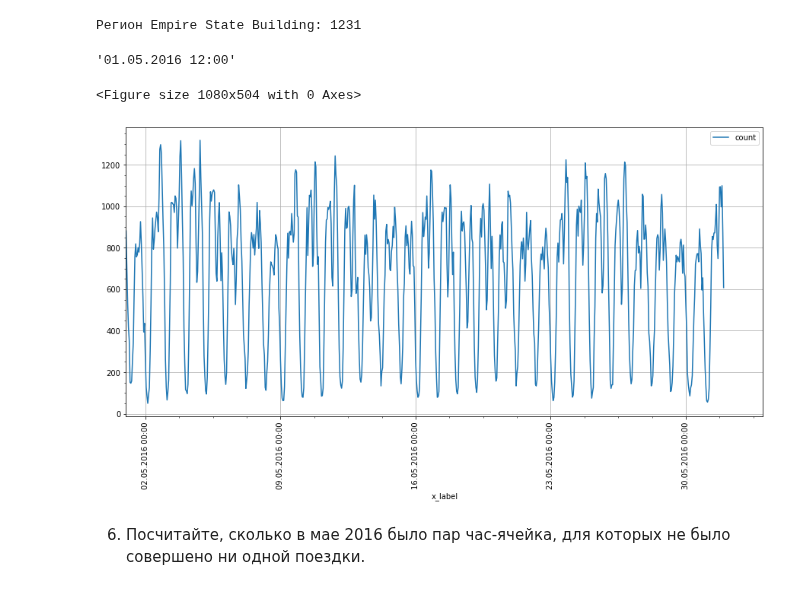
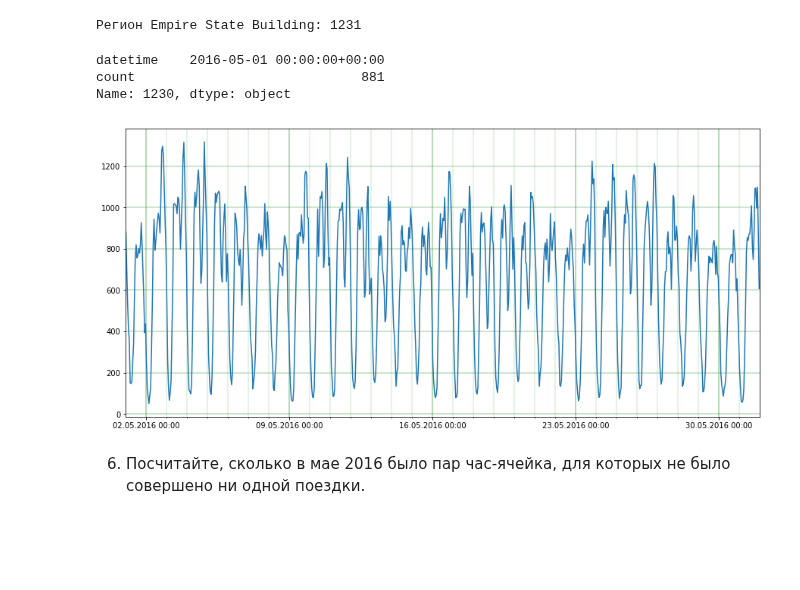
Before and after one commit to dminikorenb/DataLearning, a Jupyter notebook: Taxi/dminik6_part3_w1.ipynb, the cells around one changed output. Saved outputs shown, nothing was run; the diff lists cells and outputs as text; code cells hidden in the pictures; blank space fills up the shorter version.

```diff
--- a/Taxi/dminik6_part3_w1.ipynb
+++ b/Taxi/dminik6_part3_w1.ipynb
@@ -757,13 +747,13 @@ Wall time: 3.59 ms
 # равно номеру ячейки (номер региона)
 # Цель в том, что при правильном подсчете и преобразовании получим данные
 # в которых номер региона будет совпадать с количеством точек в нем.
-aX, aY = np.array([]), np.array([])
-for index, row in dfGrid.iterrows():
-    aX = np.append(aX, np.full( int(row['region']), row['west'] + 0.0004))
-    aY = np.append(aY, np.full( int(row['region']), row['south'] + 0.0004))
+# aX, aY = np.array([]), np.array([])
+# for index, row in dfGrid.iterrows():
+#     aX = np.append(aX, np.full( int(row['region']), row['west'] + 0.0004))
+#     aY = np.append(aY, np.full( int(row['region']), row['south'] + 0.0004))
 
-H2, xedges2, yedges2, binnumber2 = stats.binned_statistic_2d(
-    aX, aY,
-    None, bins = bins, statistic='count' )
+# H2, xedges2, yedges2, binnumber2 = stats.binned_statistic_2d(
+#     aX, aY,
+#     None, bins = bins, statistic='count' )
 
-print (aX.shape, xedges2.shape, yedges2.shape)
+# print (aX.shape, xedges2.shape, yedges2.shape)
@@ -852,47 +839,71 @@ esb_region = region_number((40.7484284, -73.9856546198733), bins)
 print("Регион Empire State Building: {}".format(esb_region))
 # %% [output]
 Регион Empire State Building: 1231
-# %%
-ser['x_label'].values[12]
-# %% [output]
-'01.05.2016 12:00'
+# %%
+ser.iloc[0]
+# %% [output]
+datetime    2016-05-01 00:00:00+00:00
+count                             881
+Name: 1230, dtype: object
 # %%
 # 01.05.2016 - воскресенье
 # сетка построена так, чтобы была с понедельника и по понедельникам
-plt.figure(figsize=(15, 7))
+# fig = plt.figure(figsize=(15, 7))
+fig, ax = plt.subplots(figsize=(15, 7))
+labelrange = np.arange(24, 24*31, 24*7)
+ser = df[df.region==esb_region].sort_values(by=['datetime'])[["datetime", 'count']]
+ax.plot(ser['count'].values)
 
+ax.set_xticks(labelrange)
 
-ser = df[df.region==esb_region].sort_values(by=['datetime'])[["datetime", 'count']].copy()
+ax.set_xticklabels([ser.iloc[i].datetime.strftime("%d.%m.%Y %H:%M") for i in labelrange])
 
-ser['x_label'] = ser['datetime'].dt.strftime("%d.%m.%Y %H:%M")
+ax.set_xticks(np.arange(24, 24*31, 24), minor=True)
+plt.xlim(0, 24*31)
+
+# plt.xticks(labelrange,
+#           [ser.iloc[i].datetime.strftime("%d.%m.%Y %H:%M") for i in labelrange] )
+# ax.xaxis.set_xticklabels([ser['datetime'].dt[i].strftime("%d.%m.%Y %H:%M") for i in  np.arange(24, 800, 24*7) ])
+# fig
+# plt.axes().xaxis.set_minor_locator(np.arange(0, 24*31, 24))
+# ser['x_label'] = ser['datetime'].dt.strftime("%d.%m.%Y %H:%M")
 # plt.plot(ser['x_label'], ser['count'])
 # plt.xlabel(ser['x_label'].values)
 # plt.xticks(np.arange(0, 51, 5))
 # plt.xticks
 # plt.xticks ( x_tick )
-ax = ser.plot(x='x_label', y='count', figsize=(15, 7),  grid='minor', rot= 90)
+# ax = ser.plot(x='x_label', y='count', figsize=(15, 7),  grid='minor', rot= 90)
 #              xticks = x_tick
 #              ) #,
 # [i.get_text() for i in ax.get_xticklabels()]
 # [i for i in ax.axes.get_xticks()]
 # ax.set_xticks([0.0, 150.0, 200.0, 300.0, 400.0, 500.0, 600.0, 700.0, 800.0])
-ax.set_xticks( np.arange(24, 800, 24*7) )
-ax.set_xticklabels([ser['x_label'].values[i] for i in  np.arange(24, 800, 24*7) ])
-ax.tick_params(axis='x',which='minor',bottom='off')
-ax.set_xticks( np.arange(0, 800, 24), minor=True )
 
+
+
+# ax.tick_params(axis='x',which='minor',bottom=False)
+# ax.set_xticks( np.arange(0, 800, 24), minor=True )
+
+ax.xaxis.grid(True, which='both')
+### xlabel(r'\textbf{X-AXIS}', fontsize=20)
+
+### ax.xaxis.set_tick_params(labelsize=20)
+# ax.tick_params(which='major',  width=4)
+# ax.tick_params(which='minor',  width=2)
 
 # plt.xlim(ser.datetime.min(), ser.datetime.max())
 # plt.grid()
-plt.minorticks_on()
+
+plt.grid(b=True, which='major', color='g', lw=0.4) #, linestyle='-')
+plt.grid(b=True, which='minor', color='g', lw=0.2) #linestyle='--')
+
 plt.show()
 # ser.info()
 # dfplt['d_int'] = dfplt.datetime.astype(int)
 # ser.head()
 # dfplt.plot(x='d_int', y='count', figsize=(15, 7), xlim=(ser.datetime.min(), ser.datetime.max()))
 # %% [output]
-<Figure size 1080x504 with 0 Axes>
-[figure, old version]
+[figure, new version]
 # %% [markdown]
 6. Посчитайте, сколько в мае 2016 было пар час-ячейка, для которых не было совершено ни одной поездки.
 # %%
```
Also changed, not shown: parts of 5 cells of this notebook.
